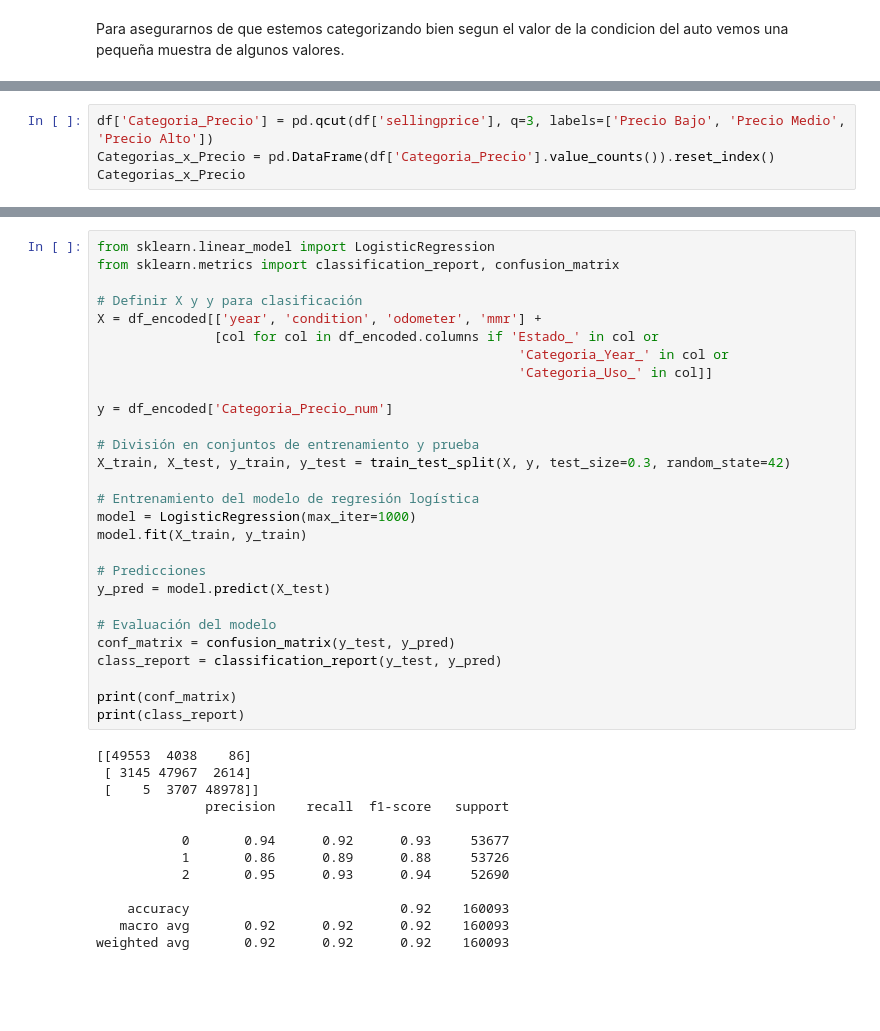
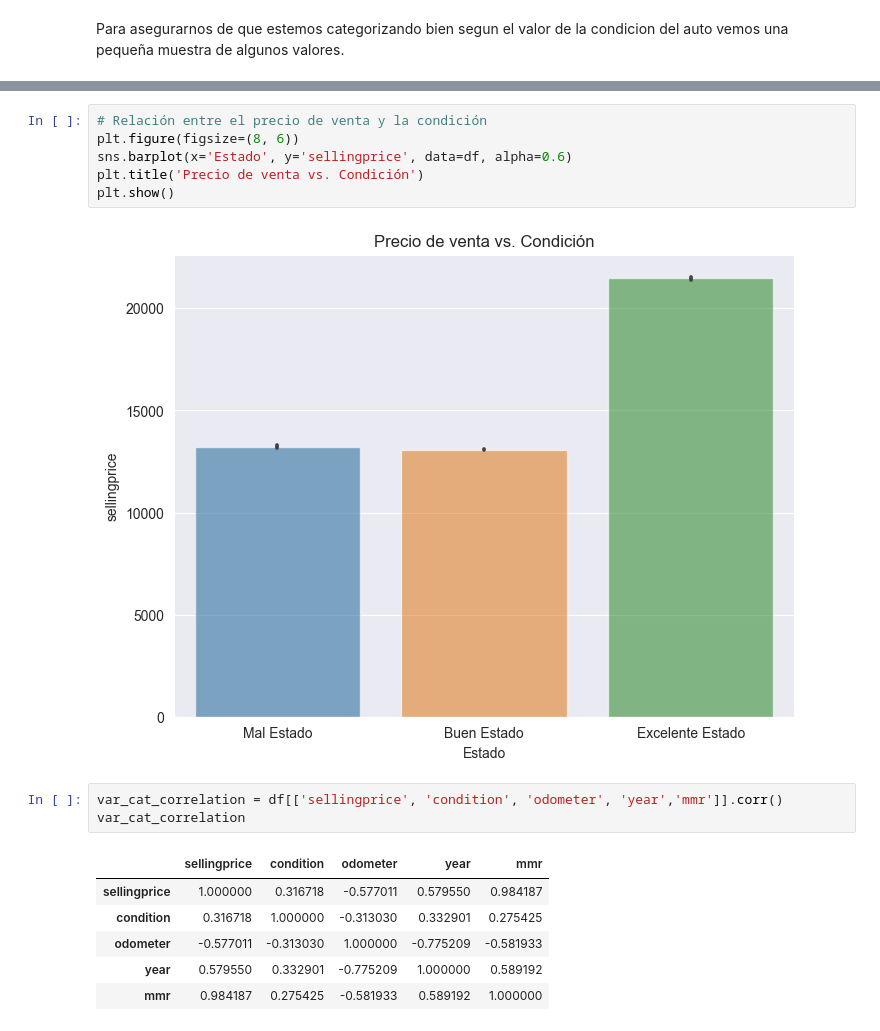
Before and after one commit to maxidom99/DataScience-CoderHouse, a Jupyter notebook: ProyectoDS_ParteI_Dominguez.ipynb, the cells around one changed output, grey strips where cells are left out. Cells and saved outputs as stored; diff of their text form; blank space fills up the shorter version.

```diff
--- a/ProyectoDS_ParteI_Dominguez.ipynb
+++ b/ProyectoDS_ParteI_Dominguez.ipynb
@@ -543,4 +389,0 @@ Finalizando nuestra exploración se entiende que el estado del auto si tiene una
-# %%
-df['Categoria_Precio'] = pd.qcut(df['sellingprice'], q=3, labels=['Precio Bajo', 'Precio Medio', 'Precio Alto'])
-Categorias_x_Precio = pd.DataFrame(df['Categoria_Precio'].value_counts()).reset_index()
-Categorias_x_Precio
@@ -699,41 +390,18 @@ Coeficiente de Determinación (R^2): 0.97
-# %%
-from sklearn.linear_model import LogisticRegression
-from sklearn.metrics import classification_report, confusion_matrix
-
-# Definir X y y para clasificación
-X = df_encoded[['year', 'condition', 'odometer', 'mmr'] +
-               [col for col in df_encoded.columns if 'Estado_' in col or
-                                                      'Categoria_Year_' in col or
-                                                      'Categoria_Uso_' in col]]
-
-y = df_encoded['Categoria_Precio_num']
-
-# División en conjuntos de entrenamiento y prueba
-X_train, X_test, y_train, y_test = train_test_split(X, y, test_size=0.3, random_state=42)
-
-# Entrenamiento del modelo de regresión logística
-model = LogisticRegression(max_iter=1000)
-model.fit(X_train, y_train)
-
-# Predicciones
-y_pred = model.predict(X_test)
-
-# Evaluación del modelo
-conf_matrix = confusion_matrix(y_test, y_pred)
-class_report = classification_report(y_test, y_pred)
-
-print(conf_matrix)
-print(class_report)
-# %% [output]
-[[49553  4038    86]
- [ 3145 47967  2614]
- [    5  3707 48978]]
-              precision    recall  f1-score   support
-
-           0       0.94      0.92      0.93     53677
-           1       0.86      0.89      0.88     53726
-           2       0.95      0.93      0.94     52690
-
-    accuracy                           0.92    160093
-   macro avg       0.92      0.92      0.92    160093
-weighted avg       0.92      0.92      0.92    160093
+# %%
+# Relación entre el precio de venta y la condición
+plt.figure(figsize=(8, 6))
+sns.barplot(x='Estado', y='sellingprice', data=df, alpha=0.6)
+plt.title('Precio de venta vs. Condición')
+plt.show()
+# %% [output]
+[figure, added]
+# %%
+var_cat_correlation = df[['sellingprice', 'condition', 'odometer', 'year','mmr']].corr()
+var_cat_correlation
+# %% [output]
+|  | sellingprice | condition | odometer | year | mmr |
+| sellingprice | 1.000000 | 0.316718 | -0.577011 | 0.579550 | 0.984187 |
+| condition | 0.316718 | 1.000000 | -0.313030 | 0.332901 | 0.275425 |
+| odometer | -0.577011 | -0.313030 | 1.000000 | -0.775209 | -0.581933 |
+| year | 0.579550 | 0.332901 | -0.775209 | 1.000000 | 0.589192 |
+| mmr | 0.984187 | 0.275425 | -0.581933 | 0.589192 | 1.000000 |
```
Also changed, not shown: parts of 87 cells of this notebook.
